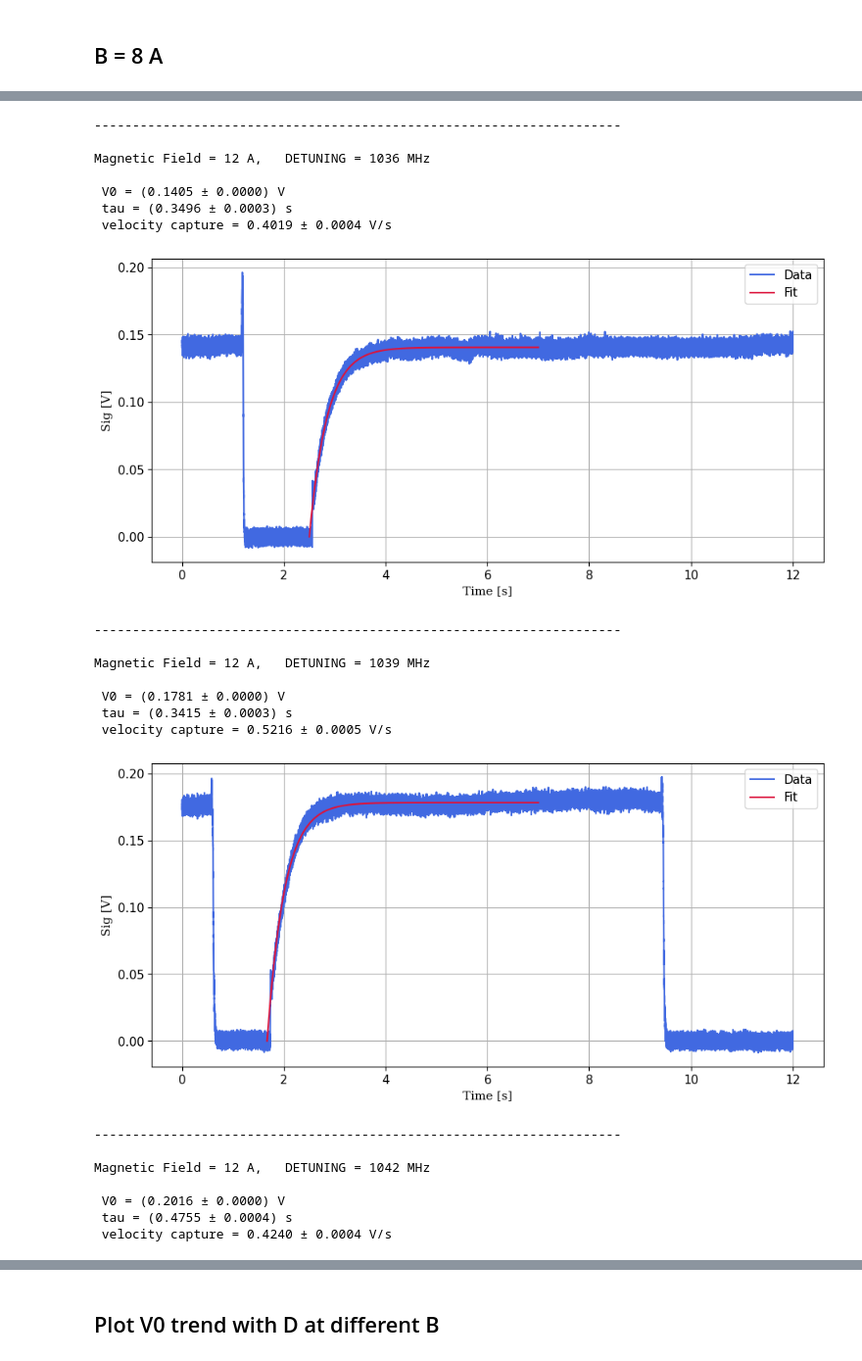
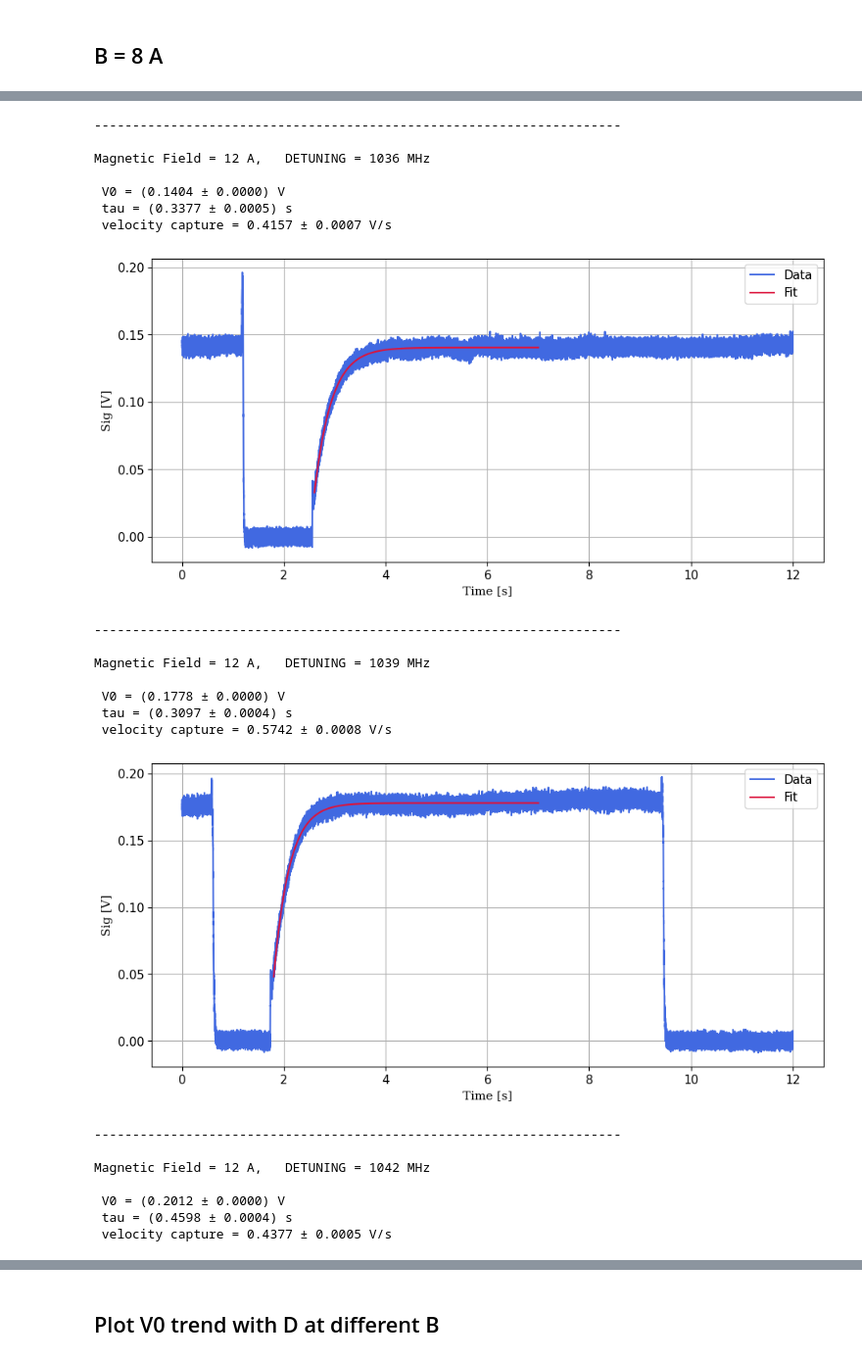
Before and after one commit to Leonardo-Razzai/automatic_measures, a Jupyter notebook: MOT_detuning_oscilloscope/Data/varying_B_and_D/data_analysis.ipynb, the cells around one changed output, grey strips where cells are left out. Shown at 98% size. Saved outputs shown, nothing was run; the diff lists cells and outputs as text; code cells hidden in the pictures.

```diff
--- a/MOT_detuning_oscilloscope/Data/varying_B_and_D/data_analysis.ipynb
+++ b/MOT_detuning_oscilloscope/Data/varying_B_and_D/data_analysis.ipynb
@@ -80,8 +80,8 @@ GAMMA = 5.88 # MHz
 DEFAULT_VOLTAGE_RANGE = 0.5 # V
 DEFAULT_TIME_RANGE = 10 # s
 
-def charge_MOT(t, V0, tau):
-    return V0 * (1 - np.exp(-t/tau))
+def charge_MOT(t, V0, tau, t0):
+    return V0 * (1 - np.exp(-(t-t0)/tau))
 
 def fit_data(data, start_time_fit, end_time_fit):
   """Fit the data from the oscilloscope with an exponential and plot the result."""
@@ -98,10 +98,10 @@ def fit_data(data, start_time_fit, end_time_fit):
   tau_guess = 2  # s
 
   # Perform curve fitting with initial guesses
-  p0 = [sat_guess, tau_guess]
+  p0 = [sat_guess, tau_guess, start_time_fit]
   popt, pcov = curve_fit(charge_MOT, x_data_fit, y_data_fit, p0=p0)
-  V0, tau = popt
-  dV0, dtau = np.sqrt(np.diag(pcov))  # Uncertainties in fit parameters
+  V0, tau, _ = popt
+  dV0, dtau, _ = np.sqrt(np.diag(pcov))  # Uncertainties in fit parameters
 
   vc = V0 / tau # V / s
   dvc = (dV0/V0 + dtau/tau) * vc
@@ -142,14 +142,14 @@ df_8_1045 = DATA_FOR_FIT[3]
 
 detunings = [1036, 1039, 1042, 1045]
 DATA = [df_8_1036, df_8_1039, df_8_1042, df_8_1045]
-initial_times = [1.35, 2.05, 2.0, 1.6]
+initial_times = [1.45, 2.2, 2.1, 1.7]
 end_times = [7, 7, 7, 7]
 
 for i in range(4):
   det = detunings[i]
   print('---------------------------------------------------------------------')
   print(f'\nMagnetic Field = 8 A,   DETUNING = {det} MHz')
-  V0, tau = fit_data(DATA[i], initial_times[i], end_times[i])
+  V0, tau, _ = fit_data(DATA[i], initial_times[i], end_times[i])
   dict_params['V0 [V]'].append(V0)
   dict_params['tau [s]'].append(tau)
   dict_params['Vc [V/s]'].append(V0/tau)
@@ -194,14 +194,14 @@ df_10_1045 = DATA_FOR_FIT[7]
 
 detunings = [1036, 1039, 1042, 1045]
 DATA = [df_10_1036, df_10_1039, df_10_1042, df_10_1045]
-initial_times = [2.5, 2.9, 1.8, 2.1]
+initial_times = [2.6, 3, 1.9, 2.3]
 end_times = [7, 7, 7, 7]
 
 for i in range(4):
   det = detunings[i]
   print('---------------------------------------------------------------------')
   print(f'\nMagnetic Field = 10 A,   DETUNING = {det} MHz')
-  V0, tau = fit_data(DATA[i], initial_times[i], end_times[i])
+  V0, tau, _ = fit_data(DATA[i], initial_times[i], end_times[i])
   dict_params['V0 [V]'].append(V0)
   dict_params['tau [s]'].append(tau)
   dict_params['Vc [V/s]'].append(V0/tau)
@@ -241,43 +241,43 @@ Magnetic Field = 10 A,   DETUNING = 1045 MHz
 # %%
 df_12_1036 = DATA_FOR_FIT[8]
 df_12_1039 = DATA_FOR_FIT[9]
 df_12_1042 = DATA_FOR_FIT[10]
 df_12_1045 = DATA_FOR_FIT[11]
 
 detunings = [1036, 1039, 1042, 1045]
 DATA = [df_12_1036, df_12_1039, df_12_1042, df_12_1045]
-initial_times = [2.5, 1.67, 2.9, 2.2]
+initial_times = [2.6, 1.8, 3, 2.3]
 end_times = [7, 7, 7, 7]
 
 for i in range(4):
   det = detunings[i]
   print('---------------------------------------------------------------------')
   print(f'\nMagnetic Field = 12 A,   DETUNING = {det} MHz')
-  V0, tau = fit_data(DATA[i], initial_times[i], end_times[i])
+  V0, tau, _ = fit_data(DATA[i], initial_times[i], end_times[i])
   dict_params['V0 [V]'].append(V0)
   dict_params['tau [s]'].append(tau)
   dict_params['Vc [V/s]'].append(V0/tau)
 # %% [output]
 ---------------------------------------------------------------------
 
 Magnetic Field = 12 A,   DETUNING = 1036 MHz
 
- V0 = (0.1405 ± 0.0000) V
- tau = (0.3496 ± 0.0003) s
- velocity capture = 0.4019 ± 0.0004 V/s
+ V0 = (0.1404 ± 0.0000) V
+ tau = (0.3377 ± 0.0005) s
+ velocity capture = 0.4157 ± 0.0007 V/s
-[figure, old version]
+[figure, new version]
 ---------------------------------------------------------------------
 
 Magnetic Field = 12 A,   DETUNING = 1039 MHz
 
- V0 = (0.1781 ± 0.0000) V
- tau = (0.3415 ± 0.0003) s
- velocity capture = 0.5216 ± 0.0005 V/s
+ V0 = (0.1778 ± 0.0000) V
+ tau = (0.3097 ± 0.0004) s
+ velocity capture = 0.5742 ± 0.0008 V/s
-[figure, old version]
+[figure, new version]
 ---------------------------------------------------------------------
 
 Magnetic Field = 12 A,   DETUNING = 1042 MHz
 
- V0 = (0.2016 ± 0.0000) V
- tau = (0.4755 ± 0.0004) s
- velocity capture = 0.4240 ± 0.0004 V/s
+ V0 = (0.2012 ± 0.0000) V
+ tau = (0.4598 ± 0.0004) s
+ velocity capture = 0.4377 ± 0.0005 V/s
```
Also changed, not shown: parts of 7 cells of this notebook, 25 other files.
